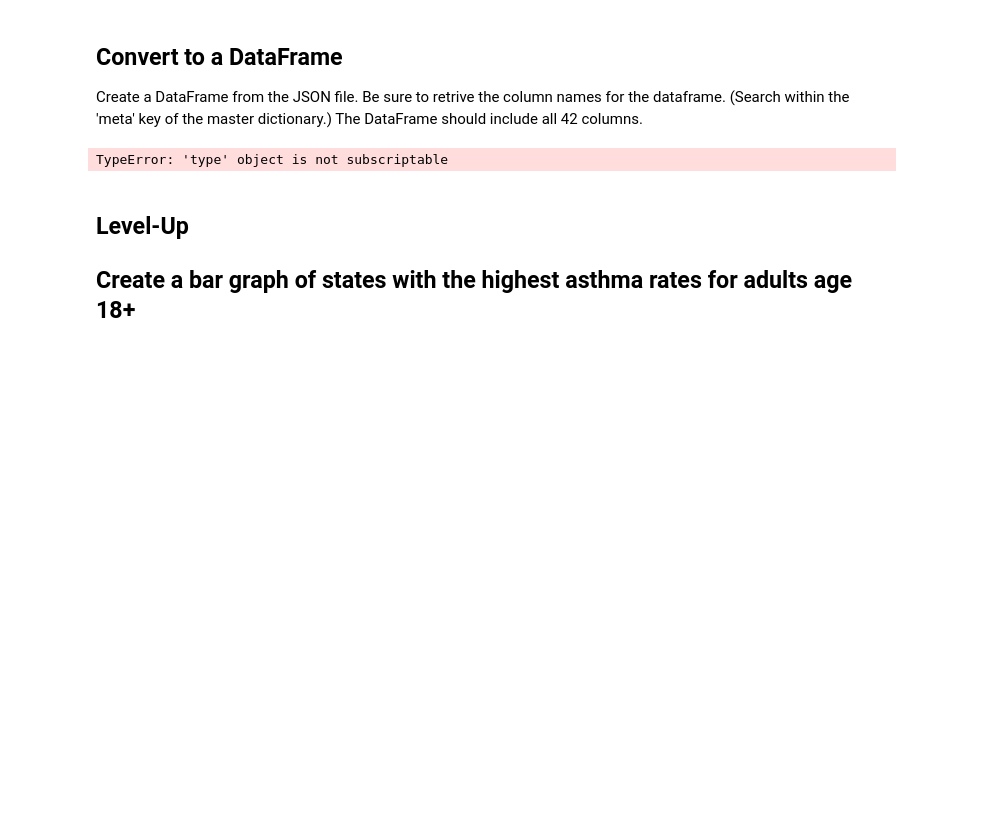
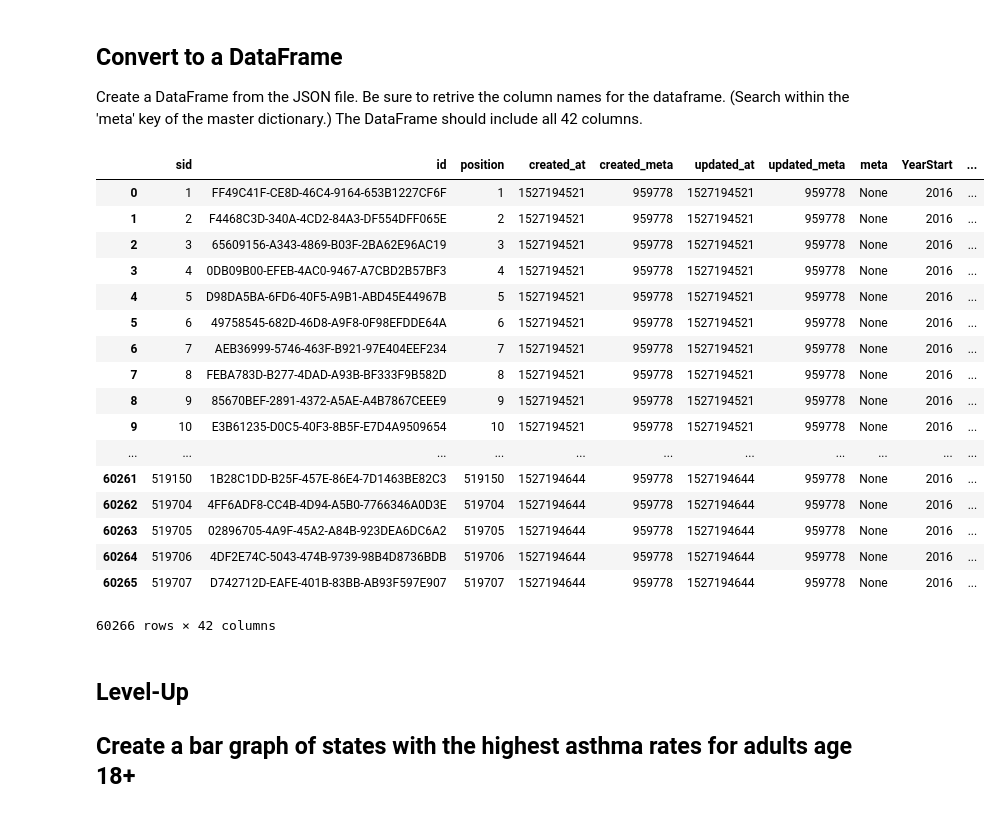
Before and after one commit to probboy/dsc-exploring-and-transforming-json-schemas-lab-nyc-ds-082619, a Jupyter notebook: index.ipynb, the cells around one changed output. Drawn from its saved outputs; the diff is of its cells as text; code cells hidden in the pictures; blank space fills up the shorter version.

```diff
--- a/index.ipynb
+++ b/index.ipynb
@@ -81,11 +81,28 @@ Create a DataFrame from the JSON file. Be sure to retrive the column names for t
 # %%
 #Your code here
 import pandas as pd
-df = pd.DataFrame[data['data']]
+df = pd.DataFrame(data['data'])
 df.columns = [x['name'] for x in data['meta']['view']['columns']]
 df
 # %% [output]
+|  | sid | id | position | created_at | created_meta | updated_at | updated_meta | meta | YearStart | ... |
+| 0 | 1 | FF49C41F-CE8D-46C4-9164-653B1227CF6F | 1 | 1527194521 | 959778 | 1527194521 | 959778 | None | 2016 | ... |
+| 1 | 2 | F4468C3D-340A-4CD2-84A3-DF554DFF065E | 2 | 1527194521 | 959778 | 1527194521 | 959778 | None | 2016 | ... |
+| 2 | 3 | 65609156-A343-4869-B03F-2BA62E96AC19 | 3 | 1527194521 | 959778 | 1527194521 | 959778 | None | 2016 | ... |
+| 3 | 4 | 0DB09B00-EFEB-4AC0-9467-A7CBD2B57BF3 | 4 | 1527194521 | 959778 | 1527194521 | 959778 | None | 2016 | ... |
+| 4 | 5 | D98DA5BA-6FD6-40F5-A9B1-ABD45E44967B | 5 | 1527194521 | 959778 | 1527194521 | 959778 | None | 2016 | ... |
+| 5 | 6 | 49758545-682D-46D8-A9F8-0F98EFDDE64A | 6 | 1527194521 | 959778 | 1527194521 | 959778 | None | 2016 | ... |
+| 6 | 7 | AEB36999-5746-463F-B921-97E404EEF234 | 7 | 1527194521 | 959778 | 1527194521 | 959778 | None | 2016 | ... |
+| 7 | 8 | FEBA783D-B277-4DAD-A93B-BF333F9B582D | 8 | 1527194521 | 959778 | 1527194521 | 959778 | None | 2016 | ... |
+| 8 | 9 | 85670BEF-2891-4372-A5AE-A4B7867CEEE9 | 9 | 1527194521 | 959778 | 1527194521 | 959778 | None | 2016 | ... |
+| 9 | 10 | E3B61235-D0C5-40F3-8B5F-E7D4A9509654 | 10 | 1527194521 | 959778 | 1527194521 | 959778 | None | 2016 | ... |
+| ... | ... | ... | ... | ... | ... | ... | ... | ... | ... | ... |
+| 60261 | 519150 | 1B28C1DD-B25F-457E-86E4-7D1463BE82C3 | 519150 | 1527194644 | 959778 | 1527194644 | 959778 | None | 2016 | ... |
+| 60262 | 519704 | 4FF6ADF8-CC4B-4D94-A5B0-7766346A0D3E | 519704 | 1527194644 | 959778 | 1527194644 | 959778 | None | 2016 | ... |
+| 60263 | 519705 | 02896705-4A9F-45A2-A84B-923DEA6DC6A2 | 519705 | 1527194644 | 959778 | 1527194644 | 959778 | None | 2016 | ... |
+| 60264 | 519706 | 4DF2E74C-5043-474B-9739-98B4D8736BDB | 519706 | 1527194644 | 959778 | 1527194644 | 959778 | None | 2016 | ... |
+| 60265 | 519707 | D742712D-EAFE-401B-83BB-AB93F597E907 | 519707 | 1527194644 | 959778 | 1527194644 | 959778 | None | 2016 | ... |
-TypeError: 'type' object is not subscriptable
+60266 rows × 42 columns
 # %% [markdown]
 ## Level-Up
 ## Create a bar graph of states with the highest asthma rates for adults age 18+
```
